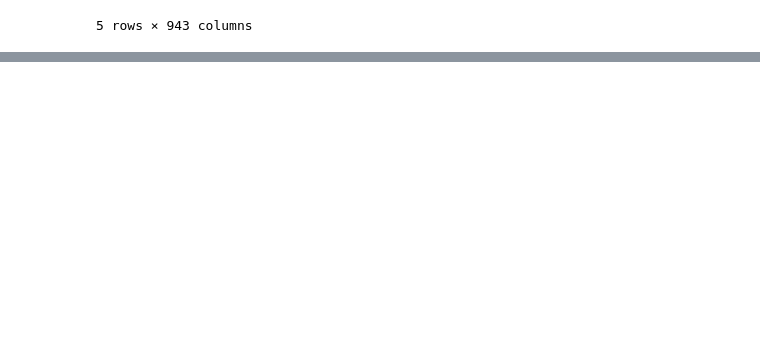
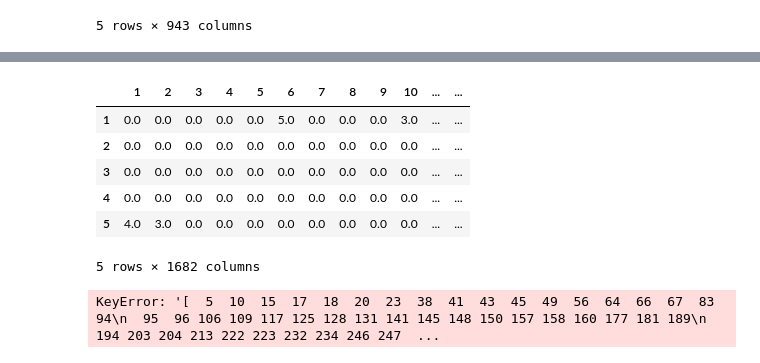
Before and after one commit to jaws-w/Recommender-Systems, a Jupyter notebook: Neighborhood based.ipynb, the cells around one changed output, grey strips where cells are left out. Cells and saved outputs as stored; diff of their text form; code cells hidden in the pictures; blank space fills up the shorter version.

```diff
--- a/Neighborhood based.ipynb
+++ b/Neighborhood based.ipynb
@@ -207,0 +180,8 @@ r_hat(4,1)
+# %%
+# Here we read in the ratings in u1.test
+
+u1_test_pd = pd.read_table(".\\ml-100k\\u1.test", header=None, names=['user id', 'item id', 'rating', 'timestamp'])
+u1_test_pd.head()
+
+# rows in u1_test_pd hold data in the form <user id, item id, rating, timestamp>
+# each row represents a specific rating
@@ -207,0 +195,19 @@ r_hat(4,1)
+# %%
+u1_test_data_pd = to_data_pd(u1_test_pd)
+u1_test_data_pd.head()
+# %% [output]
+|  | 1 | 2 | 3 | 4 | 5 | 6 | 7 | 8 | 9 | 10 | ... | ... |
+| 1 | 0.0 | 0.0 | 0.0 | 0.0 | 0.0 | 5.0 | 0.0 | 0.0 | 0.0 | 3.0 | ... | ... |
+| 2 | 0.0 | 0.0 | 0.0 | 0.0 | 0.0 | 0.0 | 0.0 | 0.0 | 0.0 | 0.0 | ... | ... |
+| 3 | 0.0 | 0.0 | 0.0 | 0.0 | 0.0 | 0.0 | 0.0 | 0.0 | 0.0 | 0.0 | ... | ... |
+| 4 | 0.0 | 0.0 | 0.0 | 0.0 | 0.0 | 0.0 | 0.0 | 0.0 | 0.0 | 0.0 | ... | ... |
+| 5 | 4.0 | 3.0 | 0.0 | 0.0 | 0.0 | 0.0 | 0.0 | 0.0 | 0.0 | 0.0 | ... | ... |
+5 rows × 1682 columns
+# %%
+u1_pred = np.empty((USERS,ITEMS))
+for item in u1_test_data_pd:
+    for user in u1_test_data_pd[item].values.nonzero():
+        u1_pred[int(user)][item-1] = r_hat(user + 1, item)
+u1_pred_df = pd.DataFrame(u1_pred)
+# %% [output]
+KeyError: '[  5  10  15  17  18  20  23  38  41  43  45  49  56  64  66  67  83  94\n  95  96 106 109 117 125 128 131 141 145 148 150 157 158 160 177 181 189\n 194 203 204 213 222 223 232 234 246 247  ...
```
Also changed, not shown: parts of 6 cells of this notebook, 1 other file.
